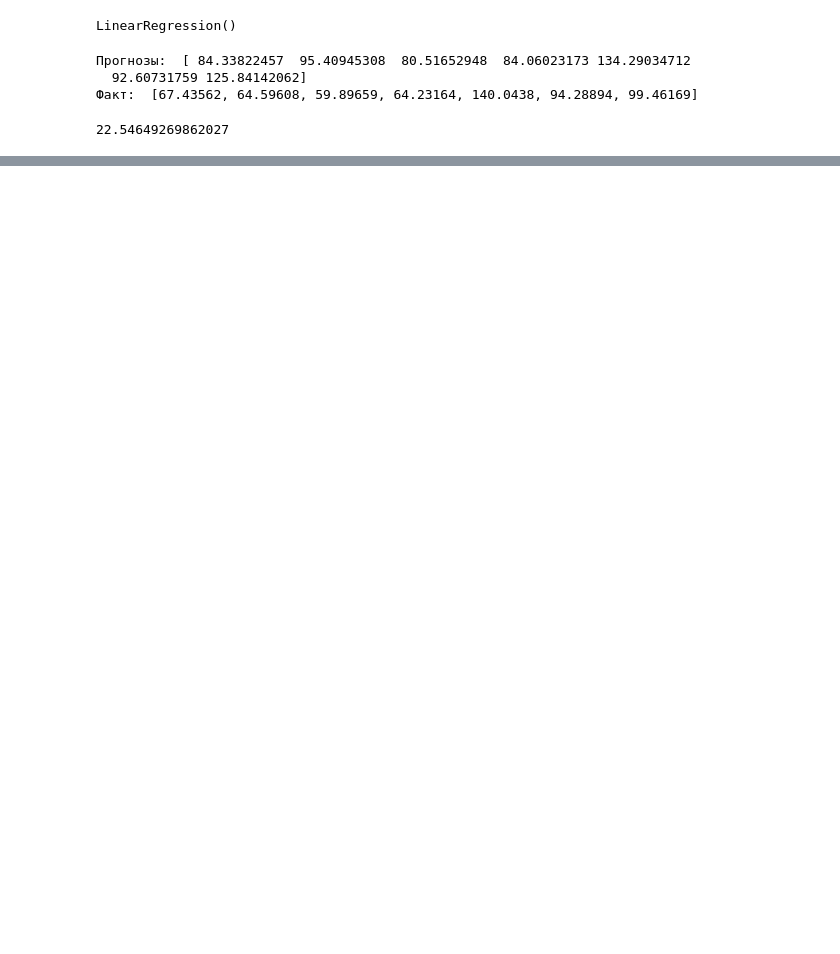
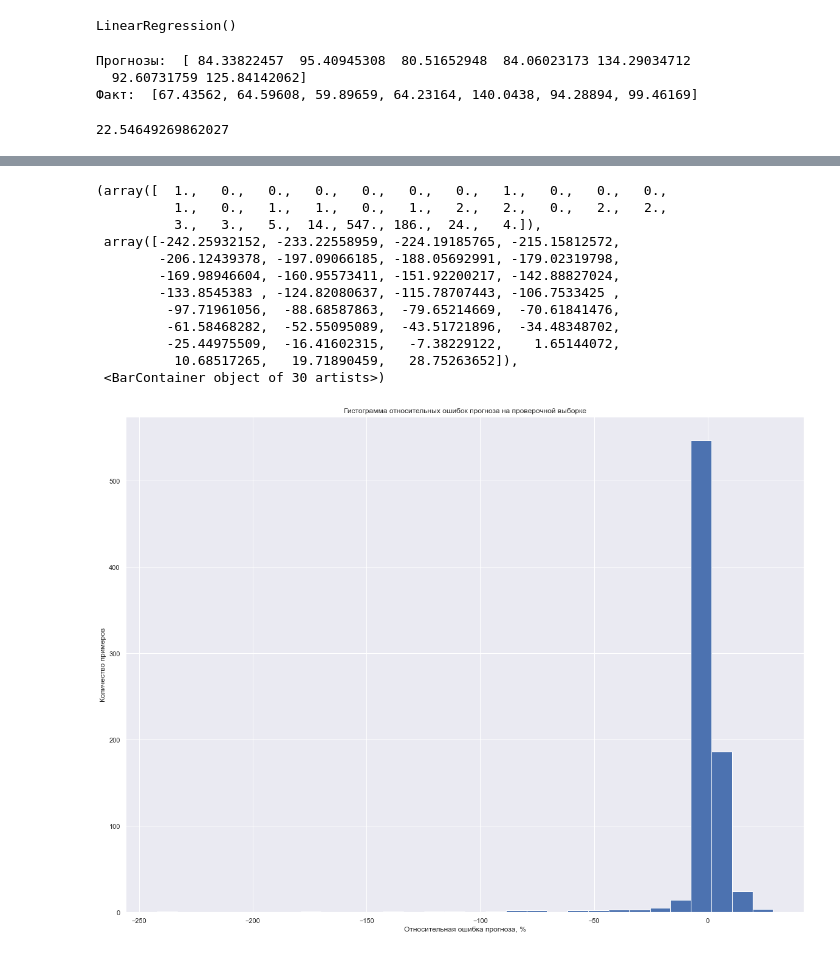
Before and after one commit to mualal/ml-experiments, a Jupyter notebook: reservoir_exploration.ipynb, the cells around one changed output, grey strips where cells are left out. Drawn from its saved outputs; the diff is of its cells as text; code cells hidden in the pictures; blank space fills up the shorter version.

```diff
--- a/reservoir_exploration.ipynb
+++ b/reservoir_exploration.ipynb
@@ -293,0 +400,28 @@ lin_rmse
+# %%
+#  на проверочной выборке
+test1_input = data1_test.drop(data1_test.columns[4:65],axis=1)
+some_data = test1_input
+some_labels = test1_target['OIL RATE 1 (SM3/DAY)']
+some_data_prepared = num_pipeline.transform(some_data)
+# print('Прогнозы: ', model.predict(some_data_prepared))
+# print('Факт: ', list(some_labels))
+relative_error = (np.array([item for elem in model.predict(some_data_prepared) for item in elem])-\
+    np.array(list(some_labels)))/np.array(list(some_labels))*100
+plt.title('Гистограмма относительных ошибок прогноза на проверочной выборке')
+plt.xlabel('Относительная ошибка прогноза, %')
+plt.ylabel('Количество примеров')
+plt.hist(relative_error, bins=30)
+# %% [output]
+(array([  1.,   0.,   0.,   0.,   0.,   0.,   0.,   1.,   0.,   0.,   0.,
+          1.,   0.,   1.,   1.,   0.,   1.,   2.,   2.,   0.,   2.,   2.,
+          3.,   3.,   5.,  14., 547., 186.,  24.,   4.]),
+ array([-242.25932152, -233.22558959, -224.19185765, -215.15812572,
+        -206.12439378, -197.09066185, -188.05692991, -179.02319798,
+        -169.98946604, -160.95573411, -151.92200217, -142.88827024,
+        -133.8545383 , -124.82080637, -115.78707443, -106.7533425 ,
+         -97.71961056,  -88.68587863,  -79.65214669,  -70.61841476,
+         -61.58468282,  -52.55095089,  -43.51721896,  -34.48348702,
+         -25.44975509,  -16.41602315,   -7.38229122,    1.65144072,
+          10.68517265,   19.71890459,   28.75263652]),
+ <BarContainer object of 30 artists>)
+[figure, added]
```
Also changed, not shown: parts of 12 cells of this notebook, 1 other file.
